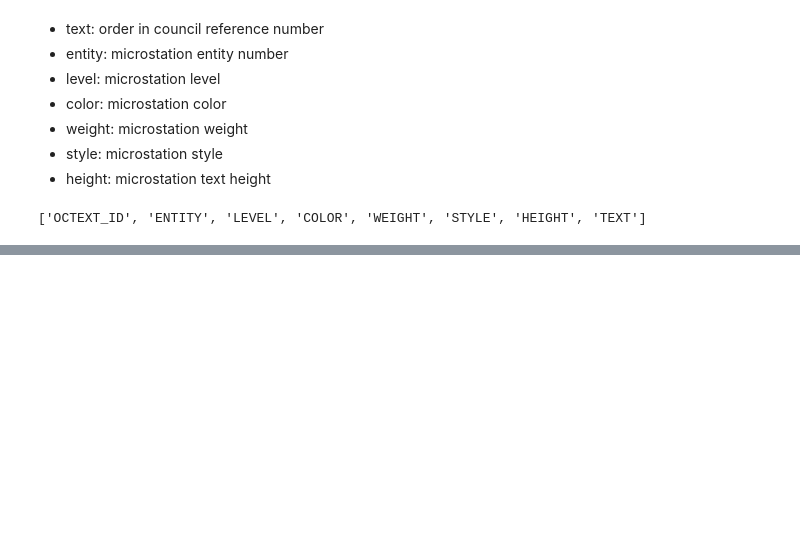
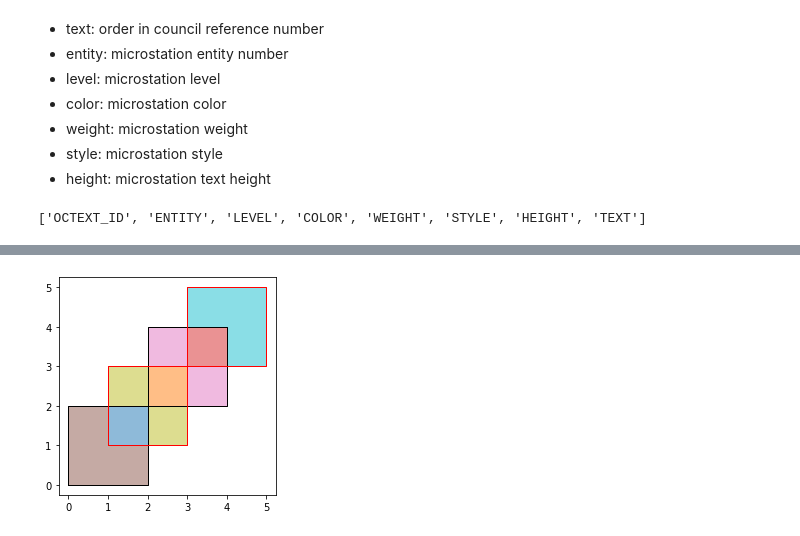
Before and after one commit to PeterFriedrich/bridge_the_gap, a Jupyter notebook: eda_and_research/testing-shapefiles-geospatial-analysis.ipynb, the cells around one changed output, grey strips where cells are left out. Cells and saved outputs as stored; diff of their text form; code cells hidden in the pictures; blank space fills up the shorter version.

```diff
--- a/eda_and_research/testing-shapefiles-geospatial-analysis.ipynb
+++ b/eda_and_research/testing-shapefiles-geospatial-analysis.ipynb
@@ -162,0 +194,9 @@ rural_df.head()
+# %%
+res_union = gpd.overlay(df1, df2, how='union')
+res_union;
+# %%
+ax = res_union.plot(alpha=0.5, cmap="tab10")
+df1.plot(ax=ax, facecolor='none', edgecolor='k');
+df2.plot(ax=ax, facecolor='none', edgecolor='red');
+# %% [output]
+[figure, added]
```
Also changed, not shown: parts of 34 cells of this notebook.
